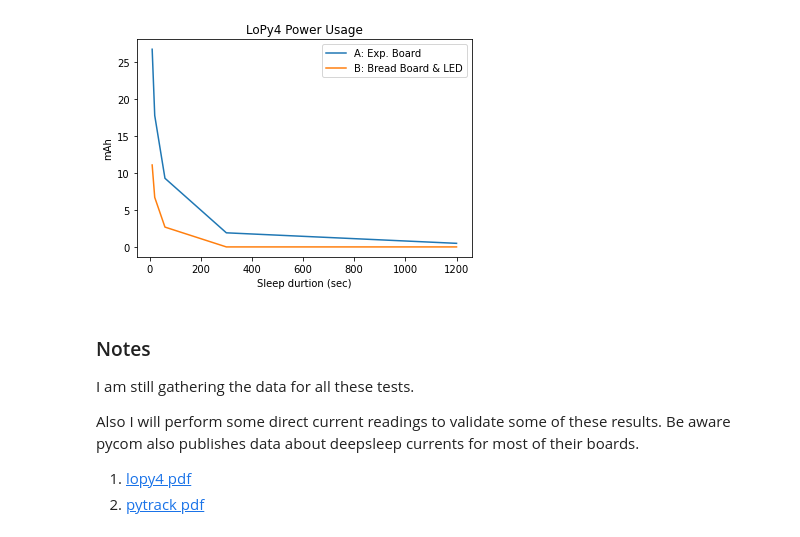
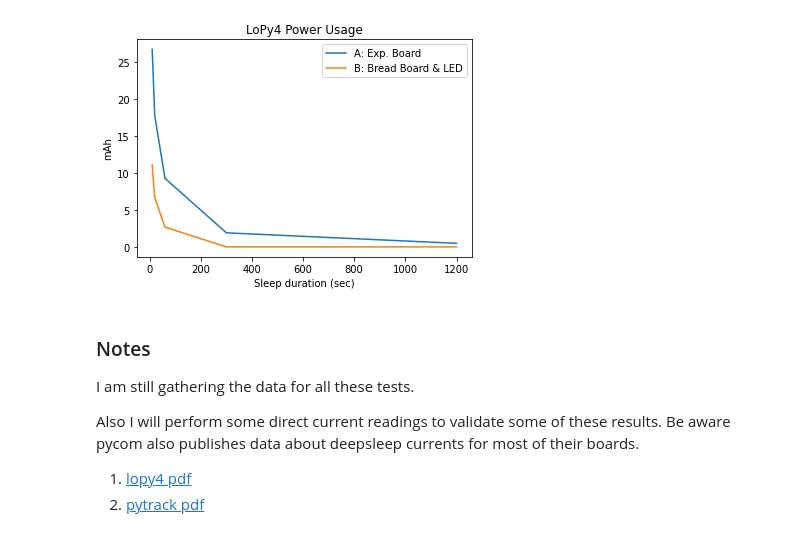
Before and after one commit to somervda/lopybase, a Jupyter notebook: lopy4 battery usage.ipynb, the cells around one changed output. Cells and saved outputs as stored; diff of their text form; code cells hidden in the pictures.

```diff
--- a/lopy4 battery usage.ipynb
+++ b/lopy4 battery usage.ipynb
@@ -35,15 +35,15 @@ power_data = {
 # %%
 import matplotlib.pyplot as plt
 fig, ax = plt.subplots()
 line1, = ax.plot(power_data["X"], power_data["A"], label='A: Exp. Board')
 line2, = ax.plot(power_data["X"], power_data["B"], label='B: Bread Board & LED')
 ax.set_ylabel('mAh')
-ax.set_xlabel('Sleep durtion (sec)')
+ax.set_xlabel('Sleep duration (sec)')
 ax.set_title('LoPy4 Power Usage')
 ax.legend()
 plt.show()
 # %% [output]
-[figure, old version]
+[figure, new version]
 # %% [markdown]
 ### Notes
 
```
